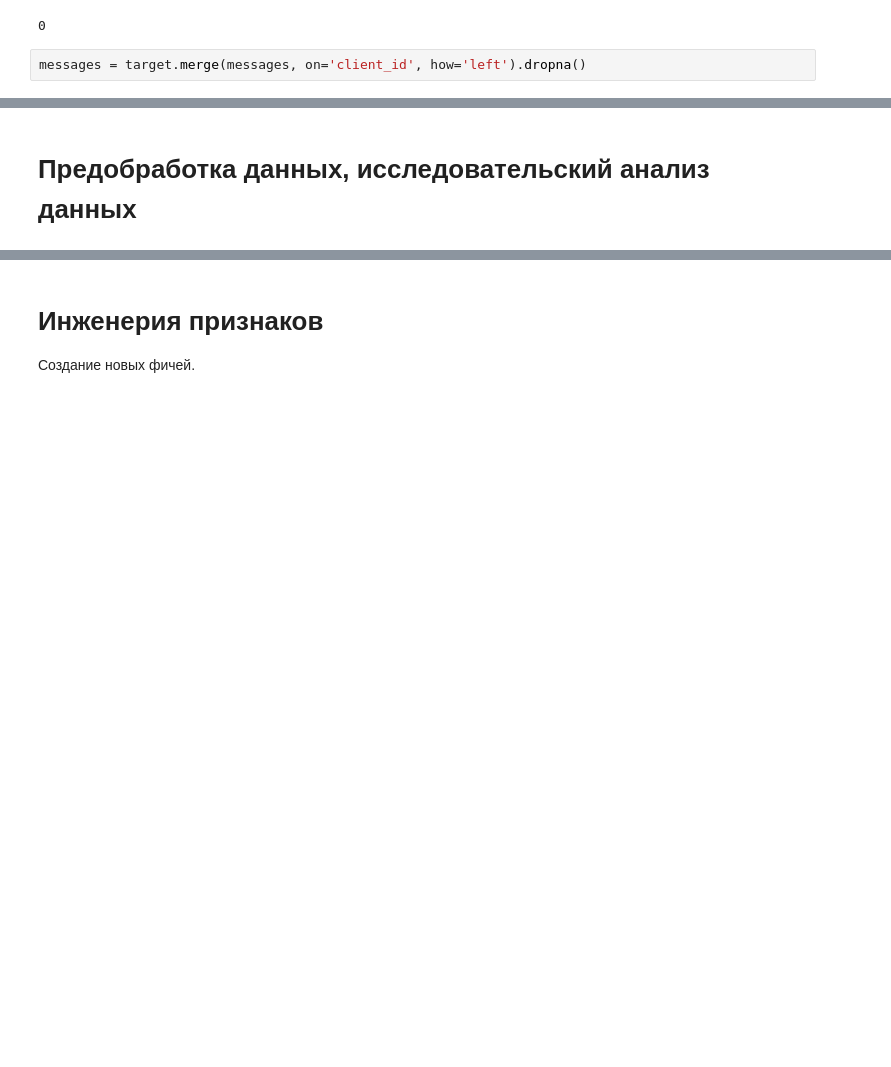
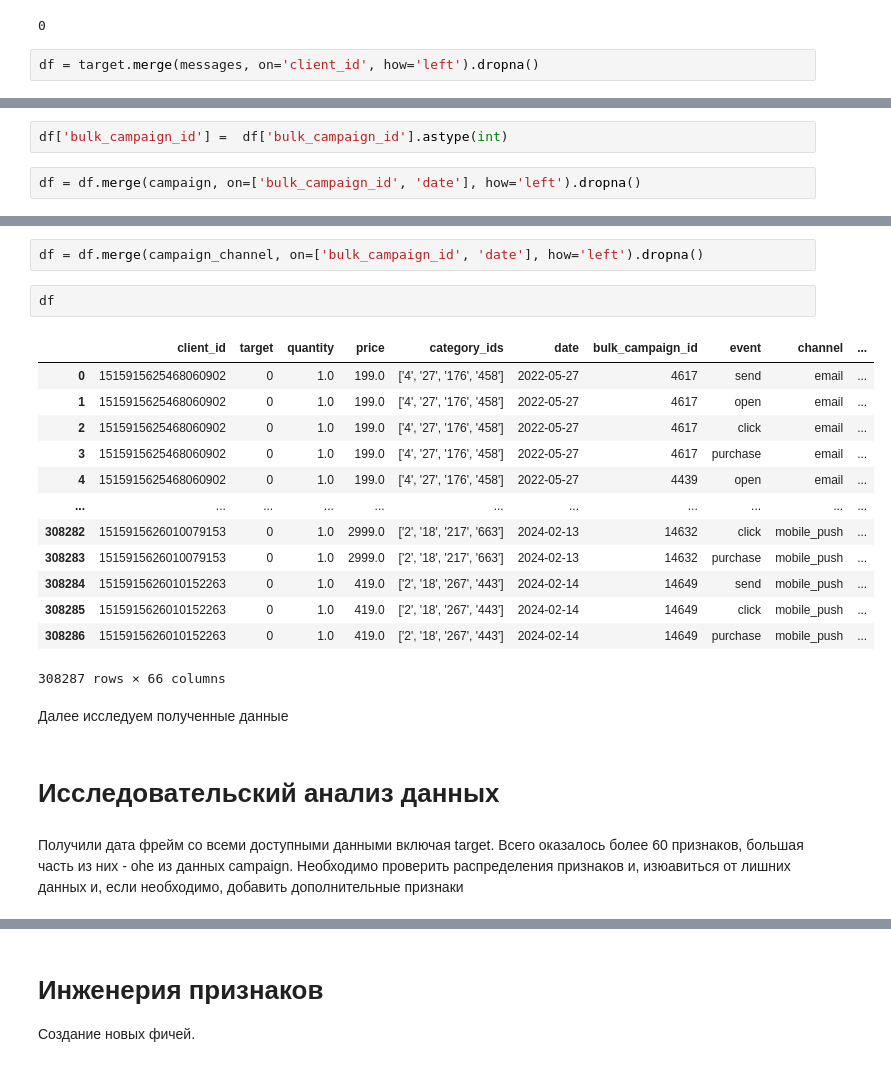
Before and after one commit to upv/Marketing, a Jupyter notebook: Marketing.ipynb, the cells around one changed output, grey strips where cells are left out. Saved outputs shown, nothing was run; the diff lists cells and outputs as text; blank space fills up the shorter version.

```diff
--- a/Marketing.ipynb
+++ b/Marketing.ipynb
@@ -286,4 +235,4 @@ target.duplicated().sum()
 # %% [output]
 0
 # %%
-messages = target.merge(messages, on='client_id', how='left').dropna()
+df = target.merge(messages, on='client_id', how='left').dropna()
@@ -303,0 +256,4 @@ messages = target.merge(messages, on='client_id', how='left').dropna()
+# %%
+df['bulk_campaign_id'] =  df['bulk_campaign_id'].astype(int)
+# %%
+df = df.merge(campaign, on=['bulk_campaign_id', 'date'], how='left').dropna()
@@ -304,2 +303,24 @@ messages = target.merge(messages, on='client_id', how='left').dropna()
+# %%
+df = df.merge(campaign_channel, on=['bulk_campaign_id', 'date'], how='left').dropna()
+# %%
+df
+# %% [output]
+|  | client_id | target | quantity | price | category_ids | date | bulk_campaign_id | event | channel | ... |
+| 0 | 1515915625468060902 | 0 | 1.0 | 199.0 | ['4', '27', '176', '458'] | 2022-05-27 | 4617 | send | email | ... |
+| 1 | 1515915625468060902 | 0 | 1.0 | 199.0 | ['4', '27', '176', '458'] | 2022-05-27 | 4617 | open | email | ... |
+| 2 | 1515915625468060902 | 0 | 1.0 | 199.0 | ['4', '27', '176', '458'] | 2022-05-27 | 4617 | click | email | ... |
+| 3 | 1515915625468060902 | 0 | 1.0 | 199.0 | ['4', '27', '176', '458'] | 2022-05-27 | 4617 | purchase | email | ... |
+| 4 | 1515915625468060902 | 0 | 1.0 | 199.0 | ['4', '27', '176', '458'] | 2022-05-27 | 4439 | open | email | ... |
+| ... | ... | ... | ... | ... | ... | ... | ... | ... | ... | ... |
+| 308282 | 1515915626010079153 | 0 | 1.0 | 2999.0 | ['2', '18', '217', '663'] | 2024-02-13 | 14632 | click | mobile_push | ... |
+| 308283 | 1515915626010079153 | 0 | 1.0 | 2999.0 | ['2', '18', '217', '663'] | 2024-02-13 | 14632 | purchase | mobile_push | ... |
+| 308284 | 1515915626010152263 | 0 | 1.0 | 419.0 | ['2', '18', '267', '443'] | 2024-02-14 | 14649 | send | mobile_push | ... |
+| 308285 | 1515915626010152263 | 0 | 1.0 | 419.0 | ['2', '18', '267', '443'] | 2024-02-14 | 14649 | click | mobile_push | ... |
+| 308286 | 1515915626010152263 | 0 | 1.0 | 419.0 | ['2', '18', '267', '443'] | 2024-02-14 | 14649 | purchase | mobile_push | ... |
+308287 rows × 66 columns
+# %% [markdown]
+Далее исследуем полученные данные
 # %% [markdown]
-# Предобработка данных, исследовательский анализ данных
+# Исследовательский анализ данных
+# %% [markdown]
+Получили дата фрейм со всеми доступными данными включая target. Всего оказалось более 60 признаков, большая часть из них - ohe из данных campaign. Необходимо проверить распределения признаков и, изюавиться от лишних данных и, если необходимо, добавить дополнительные признаки
```
Also changed, not shown: parts of 18 cells of this notebook, 1 other file.
